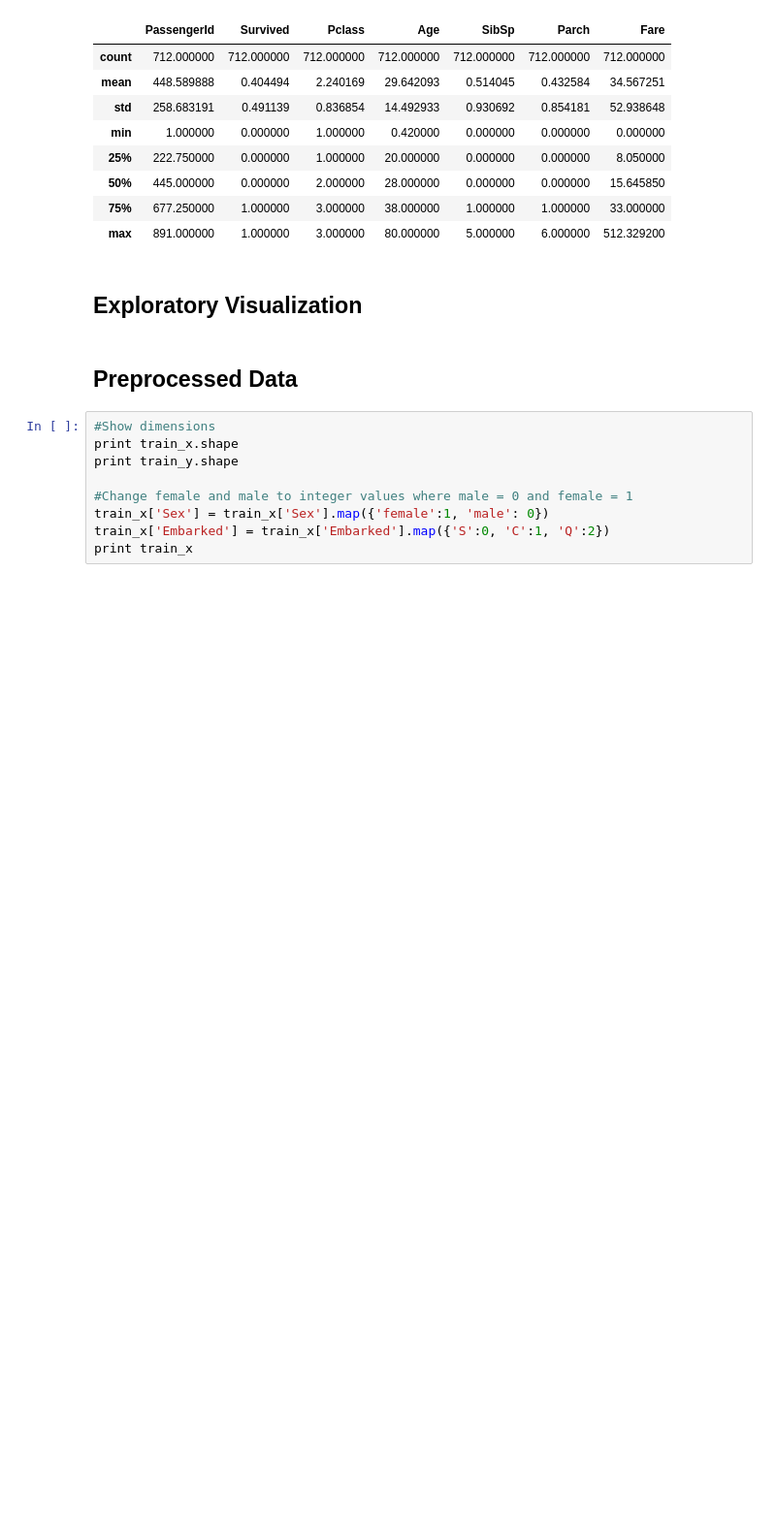
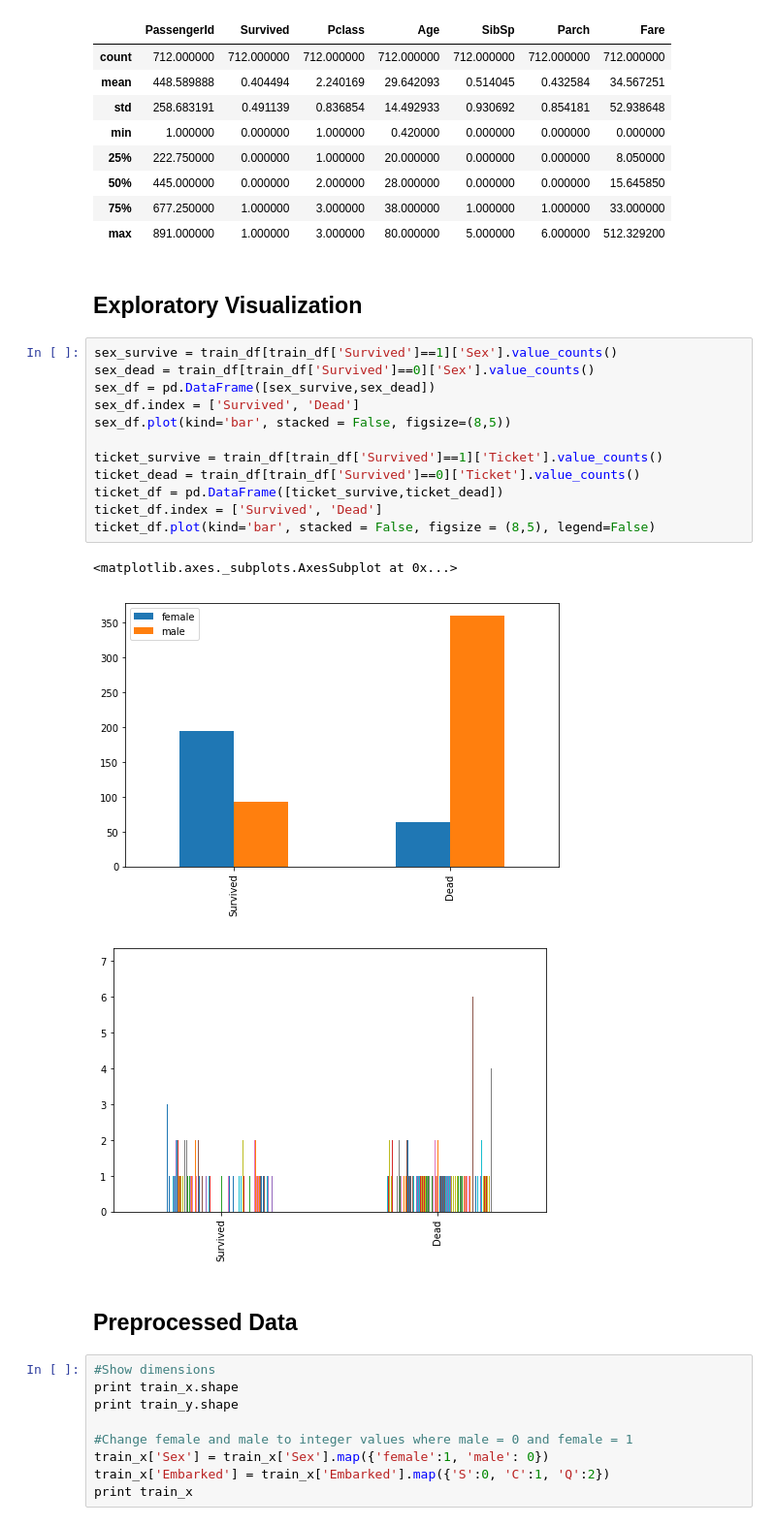
Before and after one commit to nlow2492/Titanic, a Jupyter notebook: Titanic.ipynb, the cells around one changed output. Shown: that part at 97% size. Cells and saved outputs as stored; diff of their text form; blank space fills up the shorter version.

Commit message:
feat: Add exploratory visuals

```diff
--- a/Titanic.ipynb
+++ b/Titanic.ipynb
@@ -86,6 +87,22 @@ dtype: int64
 | max | 891.000000 | 1.000000 | 3.000000 | 80.000000 | 5.000000 | 6.000000 | 512.329200 |
 # %% [markdown]
 ## Exploratory Visualization
+# %%
+sex_survive = train_df[train_df['Survived']==1]['Sex'].value_counts()
+sex_dead = train_df[train_df['Survived']==0]['Sex'].value_counts()
+sex_df = pd.DataFrame([sex_survive,sex_dead])
+sex_df.index = ['Survived', 'Dead']
+sex_df.plot(kind='bar', stacked = False, figsize=(8,5))
+
+ticket_survive = train_df[train_df['Survived']==1]['Ticket'].value_counts()
+ticket_dead = train_df[train_df['Survived']==0]['Ticket'].value_counts()
+ticket_df = pd.DataFrame([ticket_survive,ticket_dead])
+ticket_df.index = ['Survived', 'Dead']
+ticket_df.plot(kind='bar', stacked = False, figsize = (8,5), legend=False)
+# %% [output]
+<matplotlib.axes._subplots.AxesSubplot at 0x...>
+[figure, added]
+[figure, added]
 # %% [markdown]
 ## Preprocessed Data
 # %%
```
Also changed, not shown: parts of 1 cell of this notebook.
